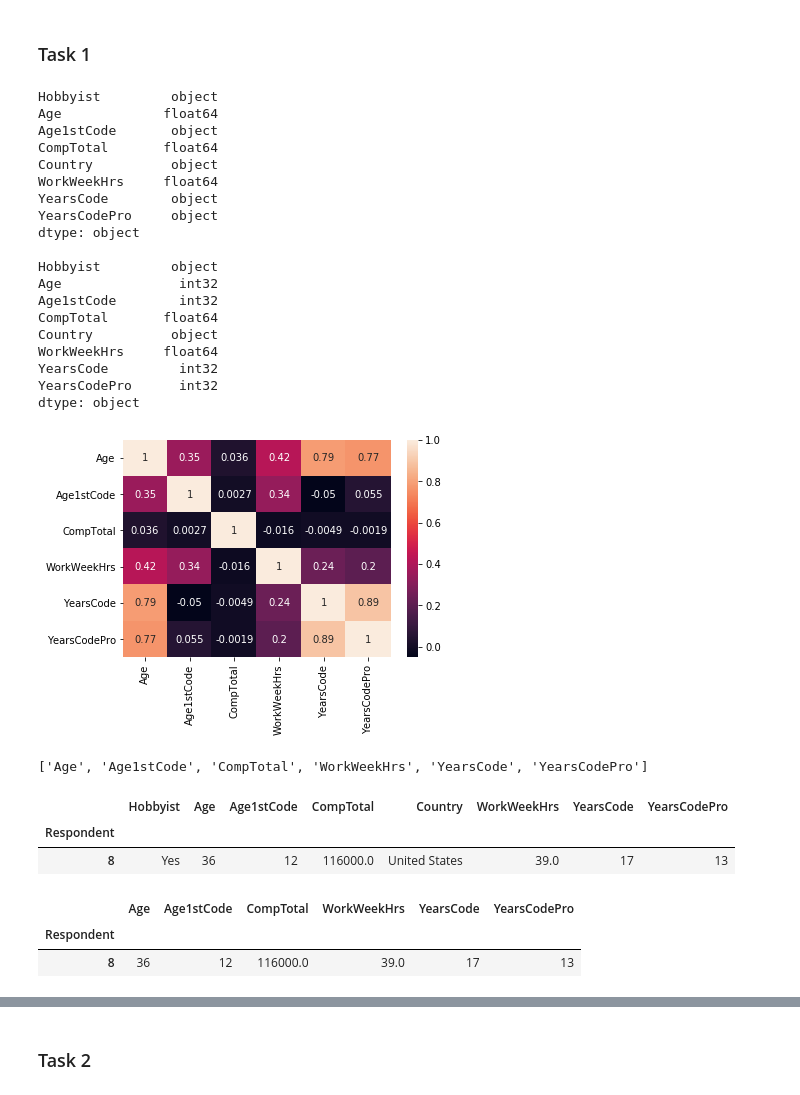
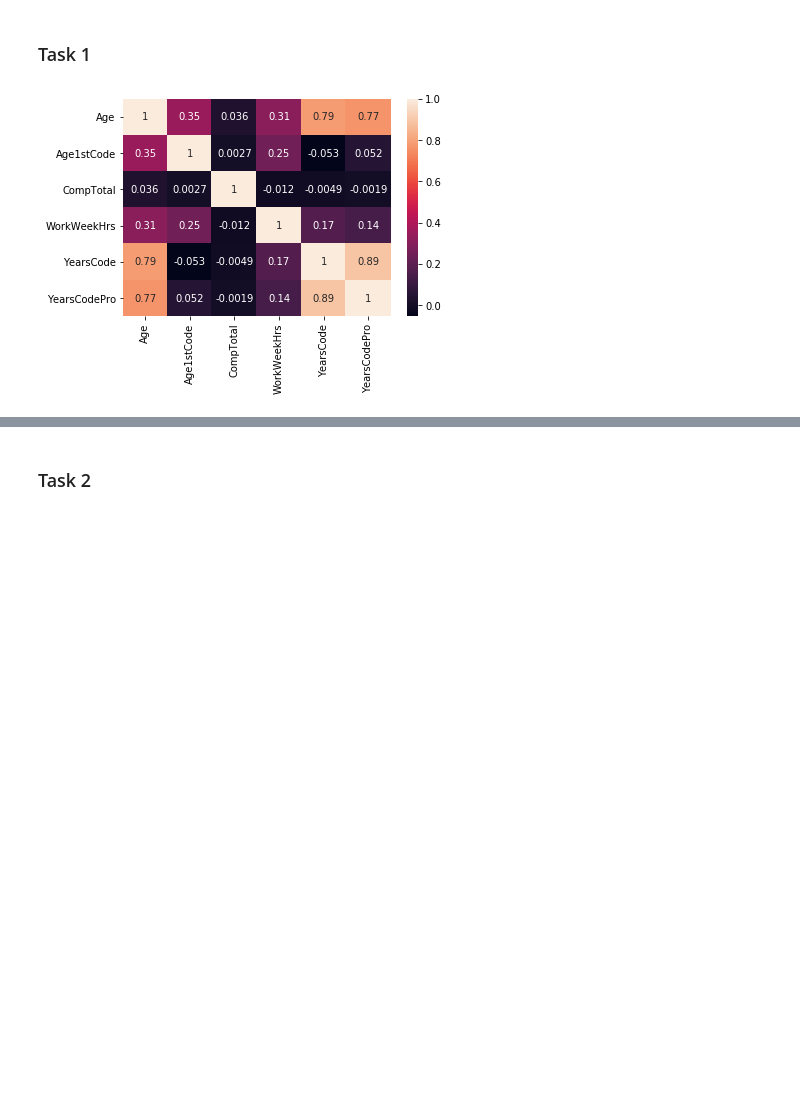
Before and after one commit to kamikadze366/first-assignment, a Jupyter notebook: Zestaw_2/Zestaw_2_odp.ipynb, the cells around one changed output, grey strips where cells are left out. Cells and saved outputs as stored; diff of their text form; code cells hidden in the pictures; blank space fills up the shorter version.

```diff
--- a/Zestaw_2/Zestaw_2_odp.ipynb
+++ b/Zestaw_2/Zestaw_2_odp.ipynb
@@ -3,80 +3,42 @@
 # %%
 import pandas as pd
 import matplotlib.pyplot as plt
 import seaborn as sns
 import numpy as np
 from sklearn import linear_model
 from scipy import stats
 from sklearn.metrics import mean_squared_error
 
 # chose 5 numerical columns
-chosen_cols = ['Respondent', 'Age', 'Age1stCode', 'YearsCode', 'YearsCodePro', 'CompTotal', 'WorkWeekHrs', 'Hobbyist', 'Country']
+chosen_cols = ['Respondent', 'Age', 'Age1stCode', 'YearsCode', 'YearsCodePro', 'CompTotal', 'WorkWeekHrs', 'Hobbyist', 'OpSys']
 df = pd.read_csv("C:/Users/macko/Repos/Machine_learning/survey_results_public.csv",
                  usecols=chosen_cols,
                  index_col='Respondent').dropna()
-
-# checking types
-print(df.dtypes, '\n')
 
 # change string values to numbers
 df.loc[df['YearsCode'] == 'Less than 1 year'] = 0
 df.loc[df['YearsCode'] == 'More than 50 years'] = 60
 df.loc[df['YearsCodePro'] == 'Less than 1 year'] = 0
 df.loc[df['Age1stCode'] == 'Younger than 5 years'] = 4
 
 # change types to integer
 df['Age'] = df['Age'].astype(int)
 df['YearsCode'] = df['YearsCode'].astype(int)
 df['YearsCodePro'] = df['YearsCodePro'].astype(int)
 df['Age1stCode'] = df['Age1stCode'].astype(int)
-print(df.dtypes)
 
-# sort out invalid values
-# df = df[(df['Age'] > int(15)) & (df['Age'] < int(90)) & (df['CompTotal'] < 5e8) & (df['WorkWeekHrs'] <= 168)]
-df = df[(df['WorkWeekHrs'] <= 168)]
+# # sort out invalid values - week has max 168 hours
+# df = df[(df['WorkWeekHrs'] <= 168)
+
 # correlation map
-sns.heatmap(df.corr(), annot=True)
+corr_before = sns.heatmap(df.corr(), annot=True)
 plt.show()
 # %% [output]
-Hobbyist         object
-Age             float64
-Age1stCode       object
-CompTotal       float64
-Country          object
-WorkWeekHrs     float64
-YearsCode        object
-YearsCodePro     object
-dtype: object
-
-Hobbyist         object
-Age               int32
-Age1stCode        int32
-CompTotal       float64
-Country          object
-WorkWeekHrs     float64
-YearsCode         int32
-YearsCodePro      int32
-dtype: object
-[figure, old version]
+[figure, new version]
 # %%
-# deleting 2 added values from the list
+# dchosen numeric columns
 cols = df.columns.values.tolist()
 cols.remove('Hobbyist')
-cols.remove('Country')
-cols
+cols.remove('OpSys')
-# %% [output]
-['Age', 'Age1stCode', 'CompTotal', 'WorkWeekHrs', 'YearsCode', 'YearsCodePro']
-# %%
-df.head(1)
-# %% [output]
-|  | Hobbyist | Age | Age1stCode | CompTotal | Country | WorkWeekHrs | YearsCode | YearsCodePro |
-| Respondent |  |  |  |  |  |  |  |  |
-| 8 | Yes | 36 | 12 | 116000.0 | United States | 39.0 | 17 | 13 |
-# %%
-df[cols].head(1)
-# %% [output]
-|  | Age | Age1stCode | CompTotal | WorkWeekHrs | YearsCode | YearsCodePro |
-| Respondent |  |  |  |  |  |  |
-| 8 | 36 | 12 | 116000.0 | 39.0 | 17 | 13 |
 # %%
 i = 0
```
Also changed, not shown: parts of 14 cells of this notebook.
